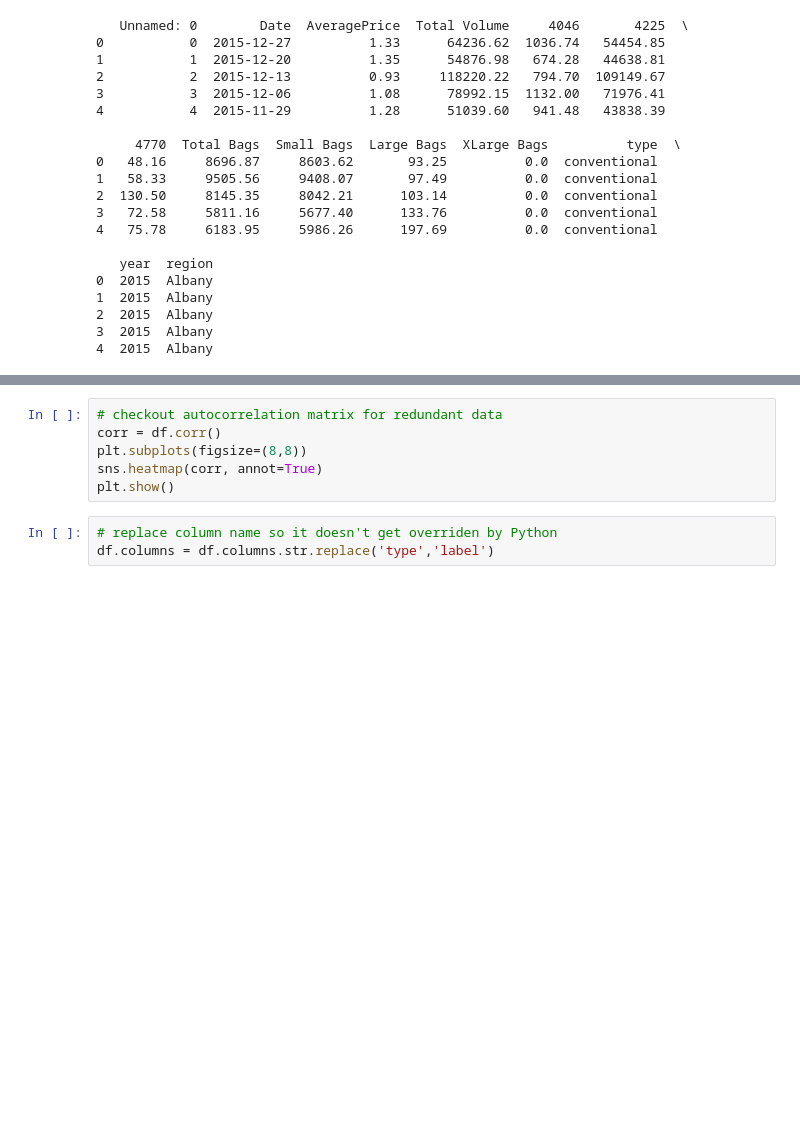
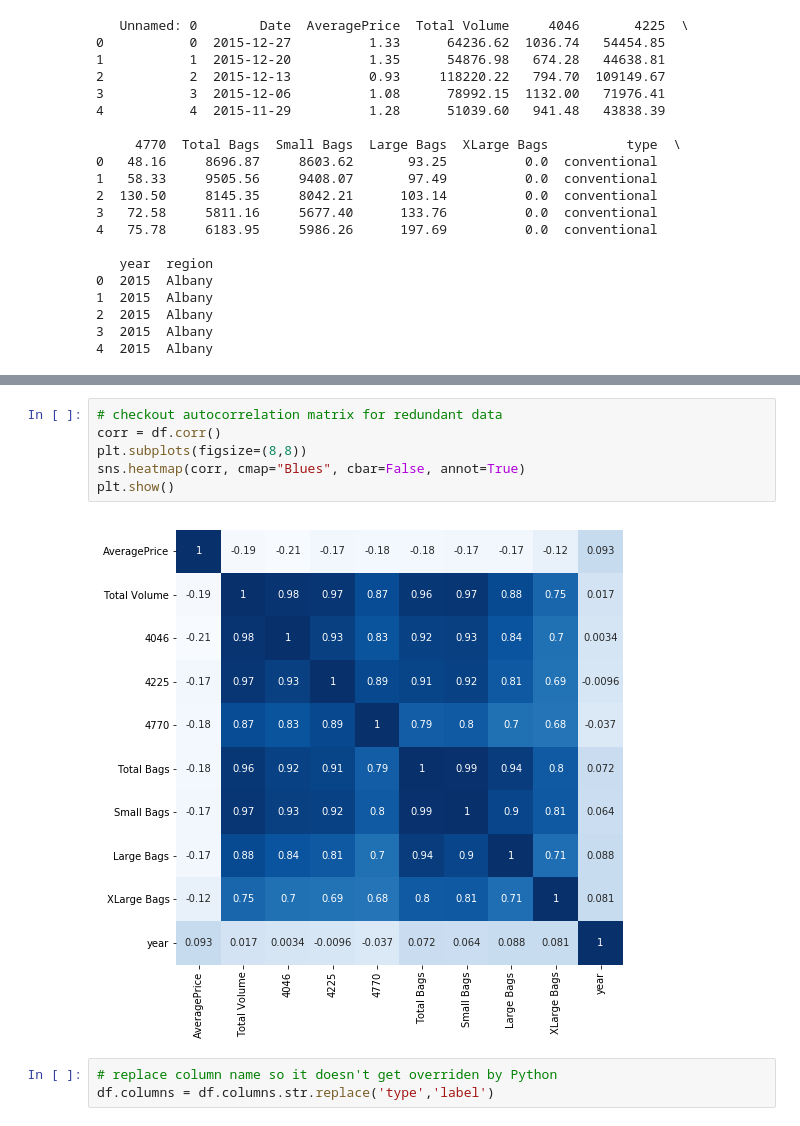
Before and after one commit to dokturdro/Data_Science, a Jupyter notebook: svm_pract.ipynb, the cells around one changed output, grey strips where cells are left out. Saved outputs shown, nothing was run; the diff lists cells and outputs as text; blank space fills up the shorter version.

```diff
--- a/svm_pract.ipynb
+++ b/svm_pract.ipynb
@@ -49,9 +92,11 @@ df.head()
 # %%
 # checkout autocorrelation matrix for redundant data
 corr = df.corr()
 plt.subplots(figsize=(8,8))
-sns.heatmap(corr, annot=True)
+sns.heatmap(corr, cmap="Blues", cbar=False, annot=True)
 plt.show()
+# %% [output]
+[figure, added]
 # %%
 # replace column name so it doesn't get overriden by Python
 df.columns = df.columns.str.replace('type','label')
```
Also changed, not shown: parts of 8 cells of this notebook.
